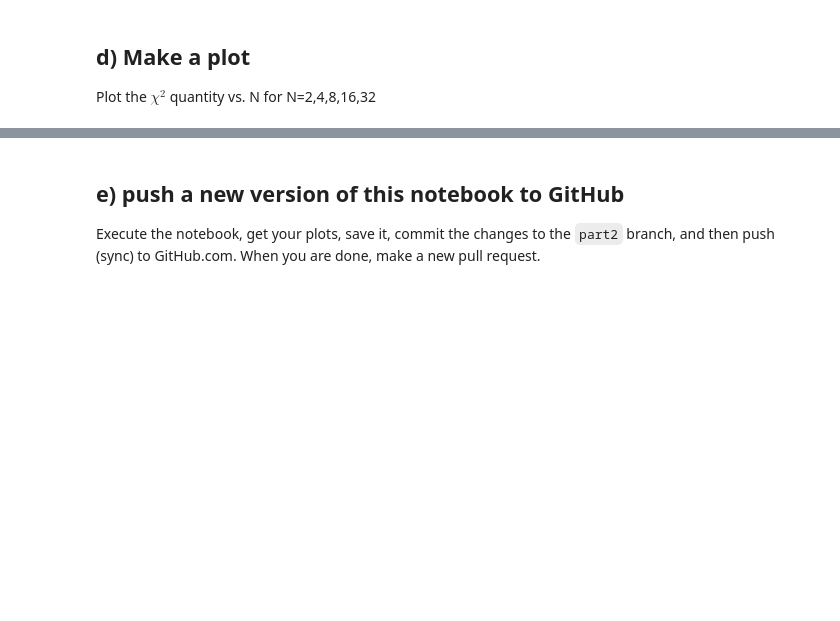
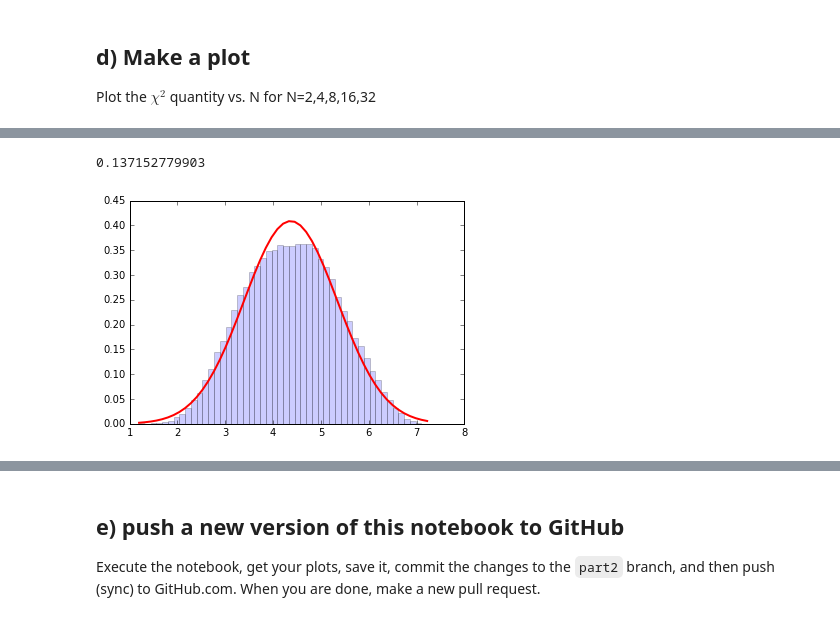
Before and after one commit to cranmer/intro-exp-phys-II, a Jupyter notebook: Central-Limit-Theorem.ipynb, the cells around one changed output, grey strips where cells are left out. Drawn from its saved outputs; the diff is of its cells as text; code cells hidden in the pictures; blank space fills up the shorter version.

```diff
--- a/Central-Limit-Theorem.ipynb
+++ b/Central-Limit-Theorem.ipynb
@@ -398,3 +404,6 @@ do_random_convolution_with_chi2(all_distributions_list, 2)
 # %%
-do_random_convolution_with_chi2(all_distributions_list, 4)
+do_random_convolution_with_chi2(ok_distributions_list, 4)
+# %% [output]
+0.137152779903
+[figure, added]
 # %%
```
Also changed, not shown: parts of 16 cells of this notebook.
